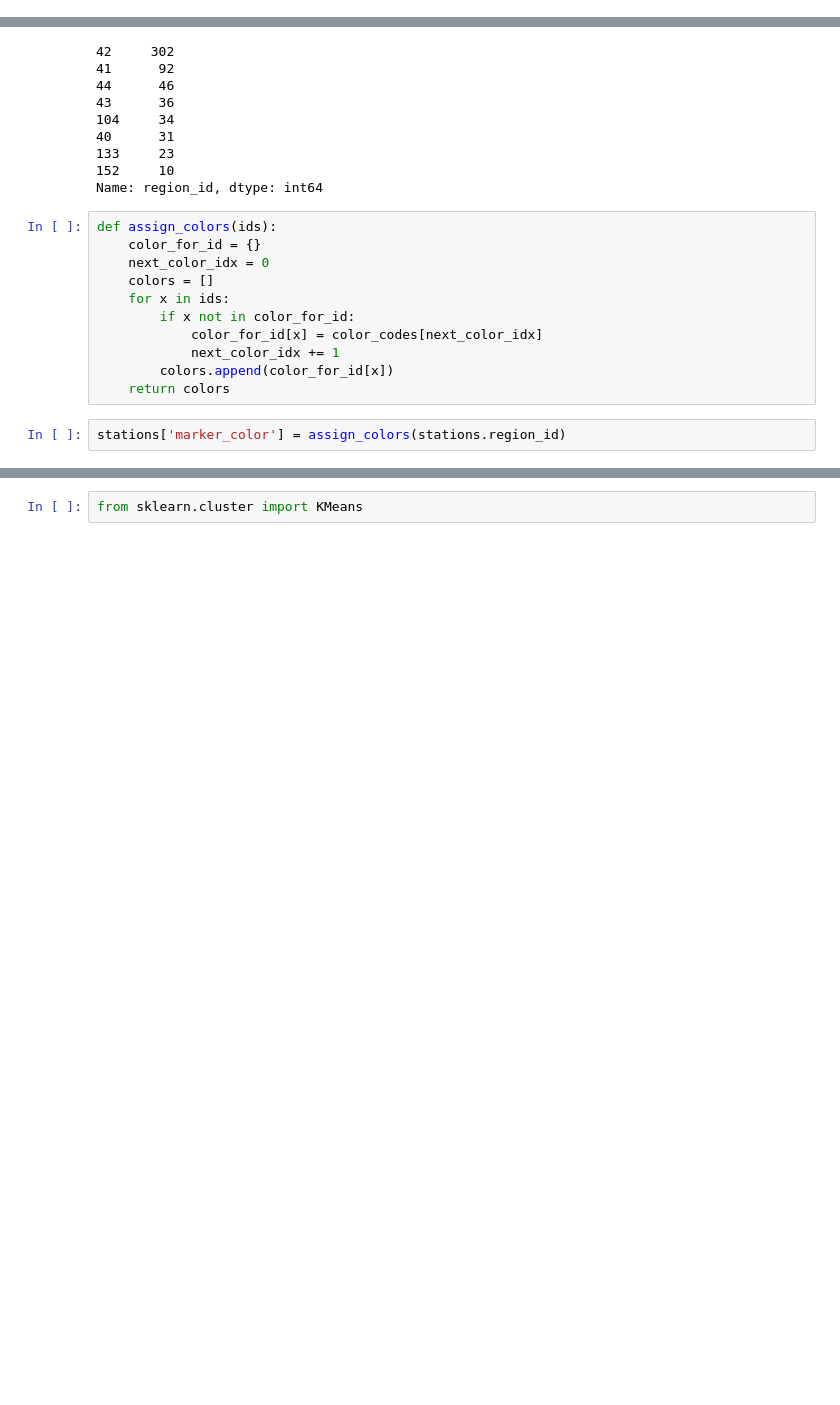
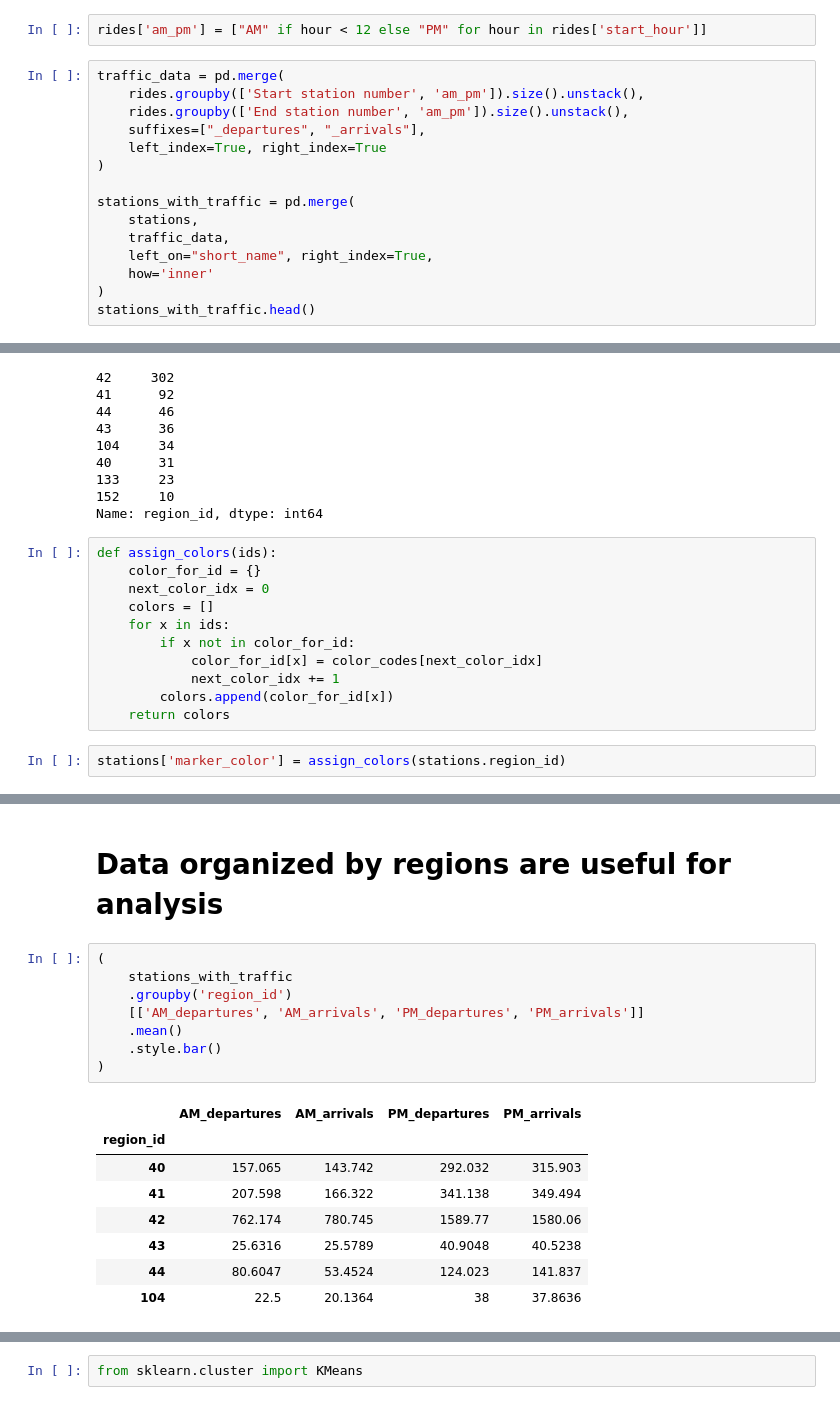
Before and after one commit to Calvin-Data-Science/data202, a Jupyter notebook: src/unsupervised/unsupervised_bikeshare.ipynb, the cells around one changed output, grey strips where cells are left out. Cells and saved outputs as stored; diff of their text form; blank space fills up the shorter version.

```diff
--- a/src/unsupervised/unsupervised_bikeshare.ipynb
+++ b/src/unsupervised/unsupervised_bikeshare.ipynb
@@ -71,0 +90,17 @@ stations.query('short_name == 31620')
+# %%
+rides['am_pm'] = ["AM" if hour < 12 else "PM" for hour in rides['start_hour']]
+# %%
+traffic_data = pd.merge(
+    rides.groupby(['Start station number', 'am_pm']).size().unstack(),
+    rides.groupby(['End station number', 'am_pm']).size().unstack(),
+    suffixes=["_departures", "_arrivals"],
+    left_index=True, right_index=True
+)
+
+stations_with_traffic = pd.merge(
+    stations,
+    traffic_data,
+    left_on="short_name", right_index=True,
+    how='inner'
+)
+stations_with_traffic.head()
@@ -126,3 +225,22 @@ for station in stations.itertuples():
 display(m)
 # %% [output]
 [interactive output not drawn]
+# %% [markdown]
+# Data organized by regions are useful for analysis
+# %%
+(
+    stations_with_traffic
+    .groupby('region_id')
+    [['AM_departures', 'AM_arrivals', 'PM_departures', 'PM_arrivals']]
+    .mean()
+    .style.bar()
+)
+# %% [output]
+|  | AM_departures | AM_arrivals | PM_departures | PM_arrivals |
+| region_id |  |  |  |  |
+| 40 | 157.065 | 143.742 | 292.032 | 315.903 |
+| 41 | 207.598 | 166.322 | 341.138 | 349.494 |
+| 42 | 762.174 | 780.745 | 1589.77 | 1580.06 |
+| 43 | 25.6316 | 25.5789 | 40.9048 | 40.5238 |
+| 44 | 80.6047 | 53.4524 | 124.023 | 141.837 |
+| 104 | 22.5 | 20.1364 | 38 | 37.8636 |
```
Also changed, not shown: parts of 31 cells of this notebook.
